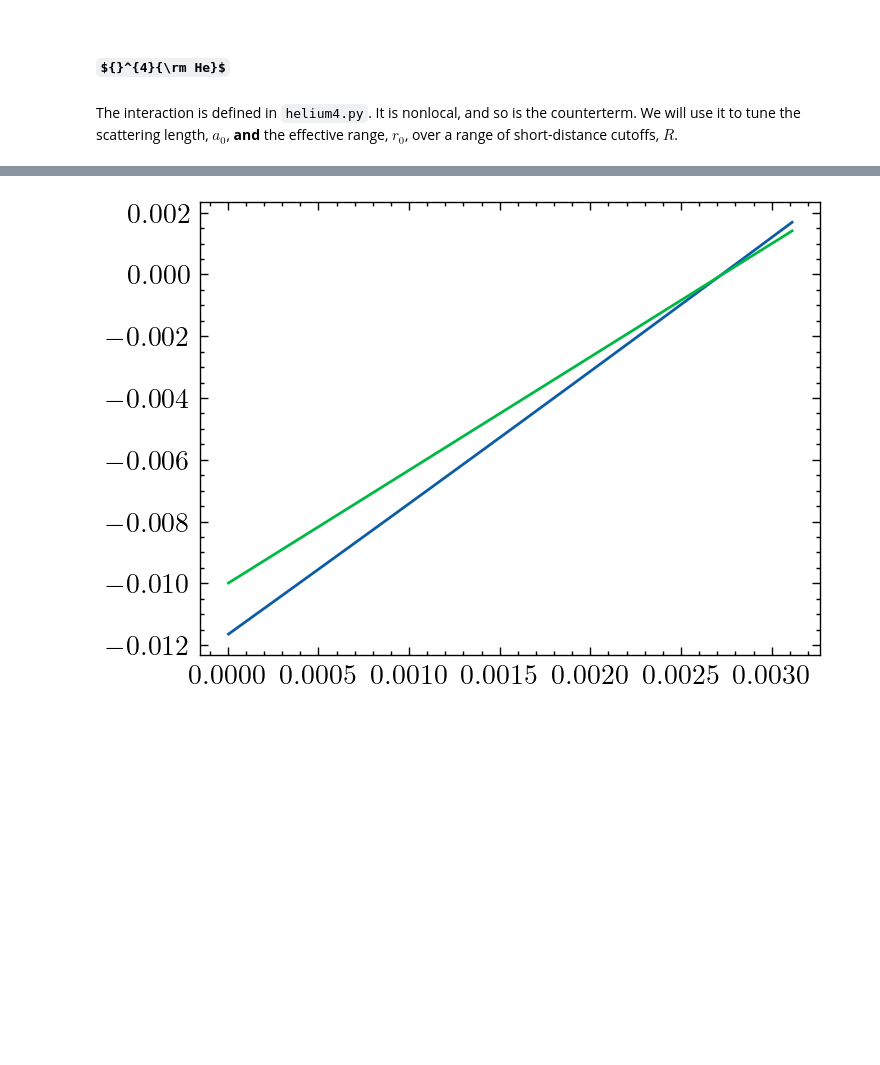
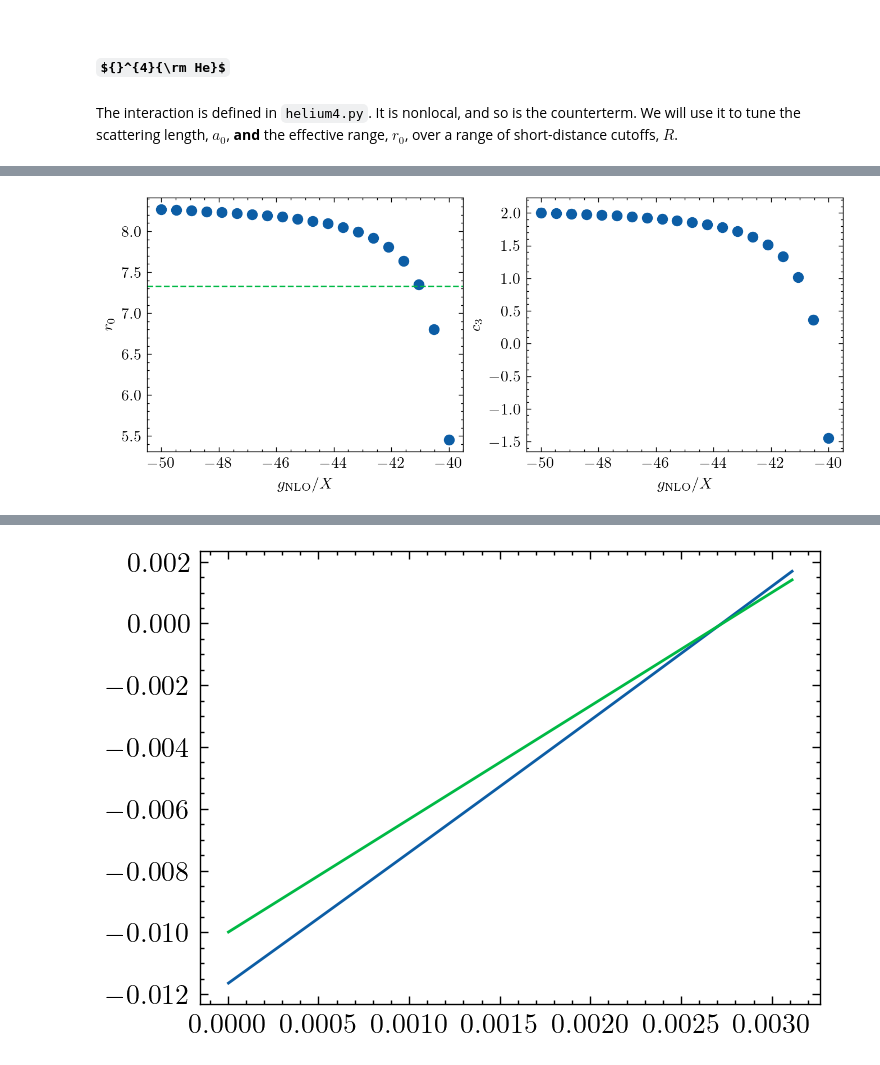
Before and after one commit to odell/vdw-nlo, a Jupyter notebook: 4He NLO Nonlocal.ipynb, the cells around one changed output, grey strips where cells are left out. Cells and saved outputs as stored; diff of their text form; code cells hidden in the pictures; some formulas as TeX source; blank space fills up the shorter version.

```diff
--- a/4He NLO Nonlocal.ipynb
+++ b/4He NLO Nonlocal.ipynb
@@ -64,0 +147,2 @@ ax[1].set_ylabel(r'$r_0$ (Å))');
+# %%
+ii = np.argmin(np.abs(he4.R0 - test_results[:, 1]))
@@ -64,0 +153,2 @@ ax[1].set_ylabel(r'$r_0$ (Å))');
+# %%
+result = optimize.fsolve(a0_r0_diff, [g_lo_test[ii], g_nlo_test[ii]], args=(s))
@@ -64,0 +163,2 @@ ax[1].set_ylabel(r'$r_0$ (Å))');
+# %%
+guess = result
@@ -64,0 +171,17 @@ ax[1].set_ylabel(r'$r_0$ (Å))');
+# %%
+for i in range(nR):
+    Ri = Rs[i]
+    s = he4.construct_helium4_system(Ri, ELL)
+    result = optimize.fsolve(a0_r0_diff, guess, args=(s))
+
+    a0, r0 = s.a0_and_r0(*result, momenta, use_c=True)
+    bss = s.bound_state_spectrum(*result)
+
+    g_los[i] = result[0]
+    g_nlos[i] = result[1]
+    b2s[i] = bss[0]
+
+    guess = result
+
+    print(f'i = {i}  R = {Ri:.4f}  a_0 = {a0:.2f}  r_0 = {r0:.2f}  g_LO = {result[0]:.4e}\
+  g_NLO = {result[1]:.4e}  B_2 = {bss[0]:.4e}')
@@ -64,0 +196,22 @@ ax[1].set_ylabel(r'$r_0$ (Å))');
+# %%
+fig, ax = plt.subplots(1, 2, figsize=(2*gr*h, h), dpi=200)
+fig.patch.set_facecolor('white')
+
+for (gi, gj) in zip(g_lo_test, g_nlo_test):
+    (c0, c2, c3), (dc0, dc2, dc3) = s.effective_range_parameters(gi, gj, momenta,
+                                           lambda x, c0, c2, c3: c0 + c2*x**2 + c3*x**3,
+                                           p0=[100, 1, 1], use_c=True)
+    ax[0].errorbar(gj/X, 2*c2, yerr=2*dc2, color='C0', capsize=2)
+    ax[0].scatter(gj/X, 2*c2, color='C0', marker='o')
+
+    ax[1].errorbar(gj/X, c3, yerr=dc3, color='C0', capsize=2)
+    ax[1].scatter(gj/X, c3, color='C0', marker='o')
+
+ax[0].axhline(he4.R0, color='C1', linestyle='--')
+ax[0].set_xlabel(r'$g_{\rm NLO}/X$')
+ax[0].set_ylabel(r'$r_0$');
+
+ax[1].set_xlabel(r'$g_{\rm NLO}/X$')
+ax[1].set_ylabel(r'$c_3$');
+# %% [output]
+[figure, added]
```
Also changed, not shown: parts of 33 cells of this notebook, 5 other files.
